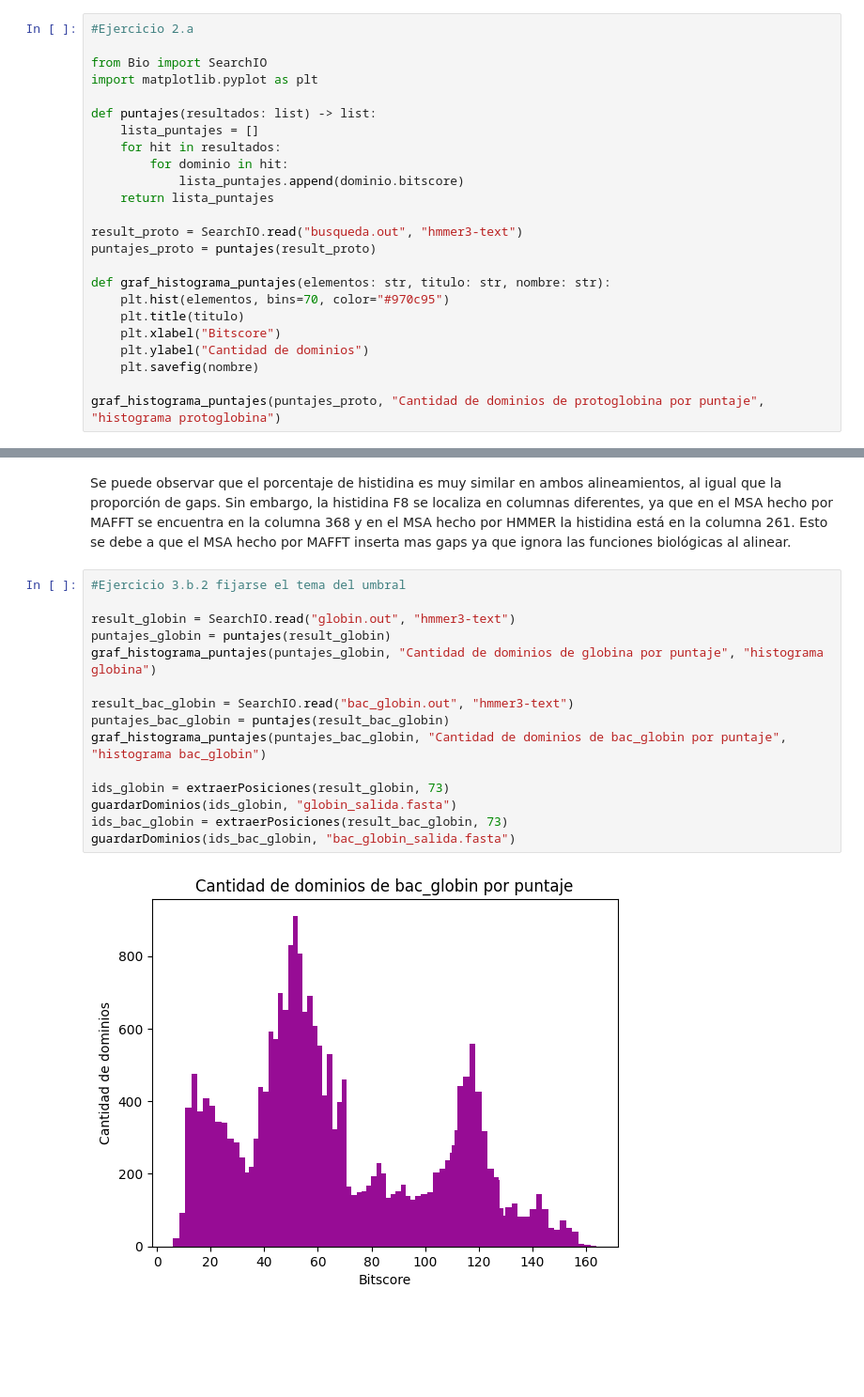
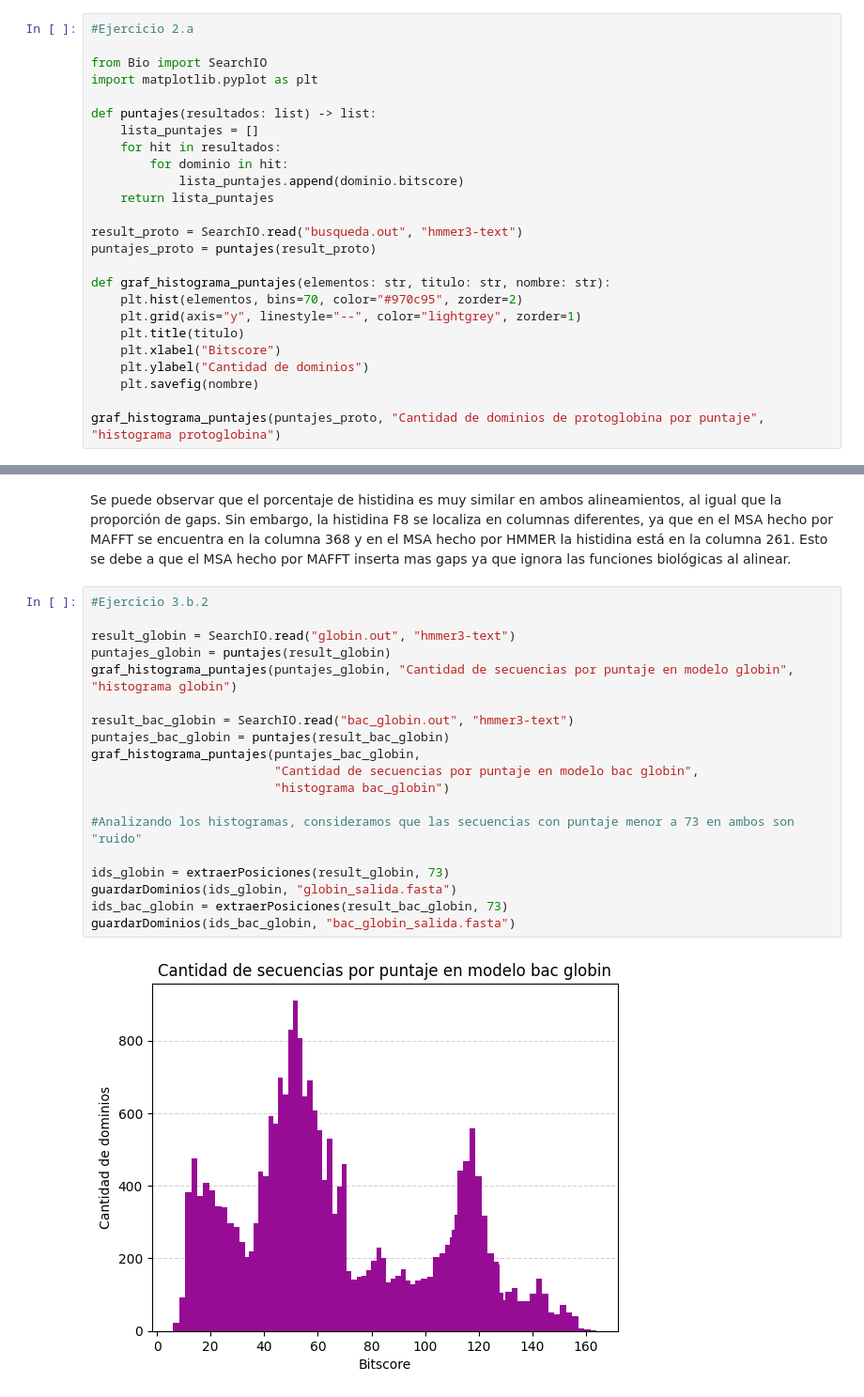
Before and after one commit to pizzanaranja/Bioinformatica, a Jupyter notebook: TP 4/TP 4.ipynb, the cells around one changed output, grey strips where cells are left out. Shown at 94% size. Cells and saved outputs as stored; diff of their text form; blank space fills up the shorter version.

```diff
--- a/TP 4/TP 4.ipynb
+++ b/TP 4/TP 4.ipynb
@@ -15,7 +15,8 @@ result_proto = SearchIO.read("busqueda.out", "hmmer3-text")
 puntajes_proto = puntajes(result_proto)
 
 def graf_histograma_puntajes(elementos: str, titulo: str, nombre: str):
-    plt.hist(elementos, bins=70, color="#970c95")
+    plt.hist(elementos, bins=70, color="#970c95", zorder=2)
+    plt.grid(axis="y", linestyle="--", color="lightgrey", zorder=1)
     plt.title(titulo)
     plt.xlabel("Bitscore")
     plt.ylabel("Cantidad de dominios")
@@ -123,20 +125,24 @@ Porcentaje de gaps en F8 según HMMalign: 2.0
 # %% [markdown]
 Se puede observar que el porcentaje de histidina es muy similar en ambos alineamientos, al igual que la proporción de gaps. Sin embargo, la histidina F8 se localiza en columnas diferentes, ya que en el MSA hecho por MAFFT se encuentra en la columna 368 y en el MSA hecho por HMMER la histidina está en la columna 261. Esto se debe a que el MSA hecho por MAFFT inserta mas gaps ya que ignora las funciones biológicas al alinear.
 # %%
-#Ejercicio 3.b.2 fijarse el tema del umbral
+#Ejercicio 3.b.2
 
 result_globin = SearchIO.read("globin.out", "hmmer3-text")
 puntajes_globin = puntajes(result_globin)
-graf_histograma_puntajes(puntajes_globin, "Cantidad de dominios de globina por puntaje", "histograma globina")
+graf_histograma_puntajes(puntajes_globin, "Cantidad de secuencias por puntaje en modelo globin", "histograma globin")
 
 result_bac_globin = SearchIO.read("bac_globin.out", "hmmer3-text")
 puntajes_bac_globin = puntajes(result_bac_globin)
-graf_histograma_puntajes(puntajes_bac_globin, "Cantidad de dominios de bac_globin por puntaje", "histograma bac_globin")
+graf_histograma_puntajes(puntajes_bac_globin,
+                         "Cantidad de secuencias por puntaje en modelo bac globin",
+                         "histograma bac_globin")
+
+#Analizando los histogramas, consideramos que las secuencias con puntaje menor a 73 en ambos son "ruido"
 
 ids_globin = extraerPosiciones(result_globin, 73)
 guardarDominios(ids_globin, "globin_salida.fasta")
 ids_bac_globin = extraerPosiciones(result_bac_globin, 73)
 guardarDominios(ids_bac_globin, "bac_globin_salida.fasta")
 # %% [output]
-[figure, old version]
+[figure, new version]
 # %%
```
Also changed, not shown: parts of 9 cells of this notebook, 21 other files.
